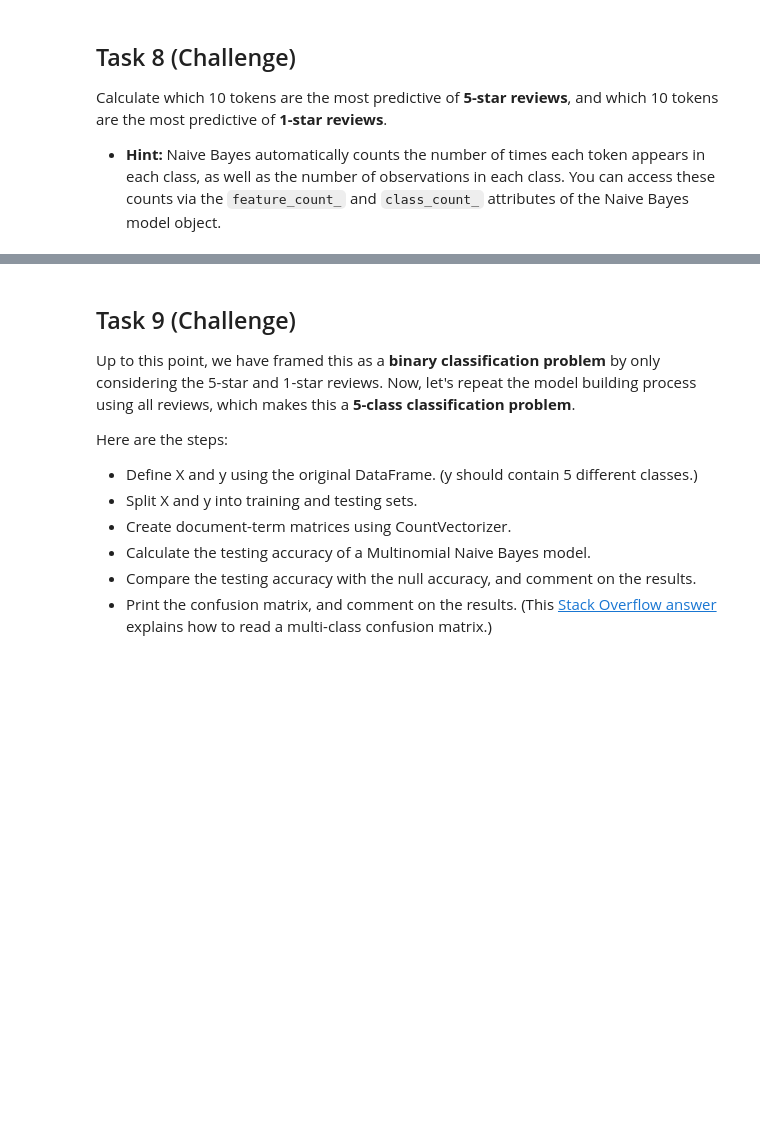
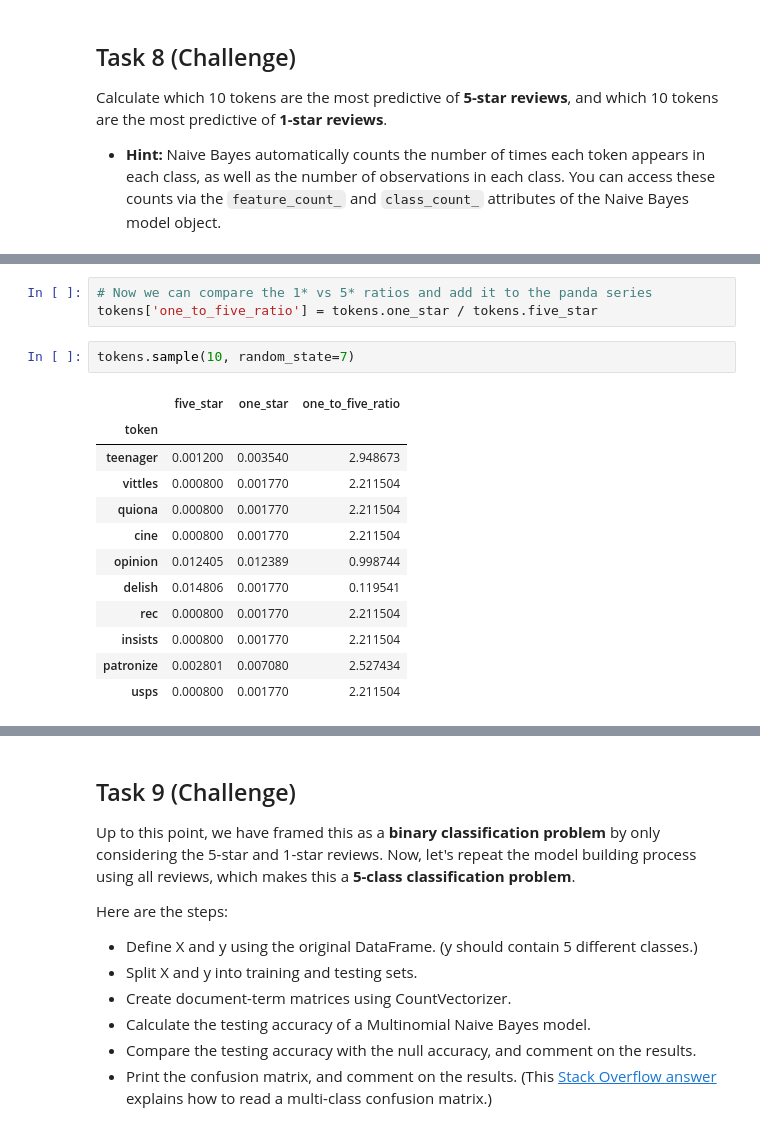
Before and after one commit to jnavarro86/mltext, a Jupyter notebook: week1/01_yelp_homework.ipynb, the cells around one changed output, grey strips where cells are left out. Cells and saved outputs as stored; diff of their text form; blank space fills up the shorter version.

```diff
--- a/week1/01_yelp_homework.ipynb
+++ b/week1/01_yelp_homework.ipynb
@@ -301,0 +345,18 @@ Calculate which 10 tokens are the most predictive of **5-star reviews**, and whi
+# %%
+# Now we can compare the 1* vs 5* ratios and add it to the panda series
+tokens['one_to_five_ratio'] = tokens.one_star / tokens.five_star
+# %%
+tokens.sample(10, random_state=7)
+# %% [output]
+|  | five_star | one_star | one_to_five_ratio |
+| token |  |  |  |
+| teenager | 0.001200 | 0.003540 | 2.948673 |
+| vittles | 0.000800 | 0.001770 | 2.211504 |
+| quiona | 0.000800 | 0.001770 | 2.211504 |
+| cine | 0.000800 | 0.001770 | 2.211504 |
+| opinion | 0.012405 | 0.012389 | 0.998744 |
+| delish | 0.014806 | 0.001770 | 0.119541 |
+| rec | 0.000800 | 0.001770 | 2.211504 |
+| insists | 0.000800 | 0.001770 | 2.211504 |
+| patronize | 0.002801 | 0.007080 | 2.527434 |
+| usps | 0.000800 | 0.001770 | 2.211504 |
```
Also changed, not shown: parts of 7 cells of this notebook.
